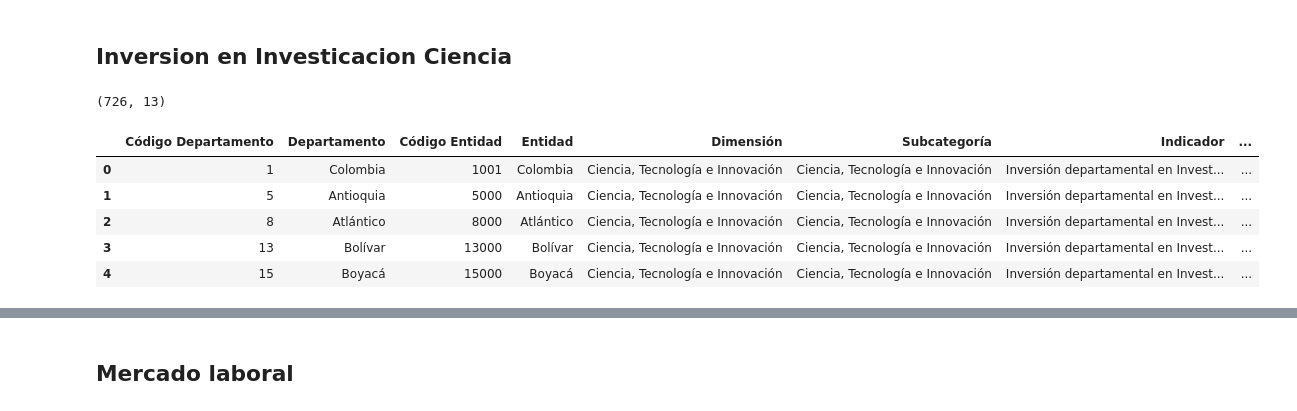
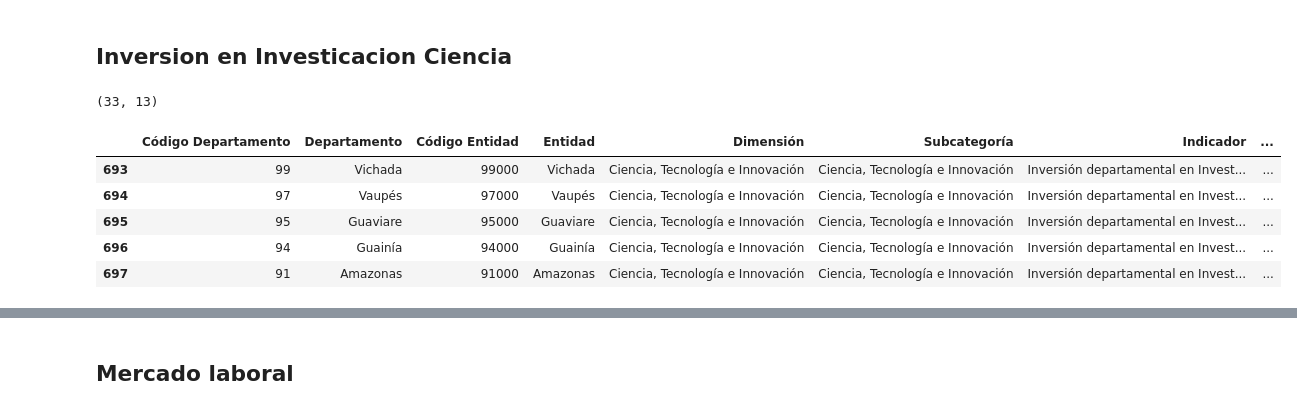
Before and after one commit to Crismaro19/ProyectoGerenciaProyectosAnaliticos, a Jupyter notebook: Codigo/analisis.ipynb, the cells around one changed output, grey strips where cells are left out. Cells and saved outputs as stored; diff of their text form; code cells hidden in the pictures.

```diff
--- a/Codigo/analisis.ipynb
+++ b/Codigo/analisis.ipynb
@@ -1,8 +3,29 @@
 # %%
-# Importar librerias
+import os
+
+# Librerias base para el analisis y manejo de datos
+import numpy as np
 import pandas as pd
 
-pd.set_option('display.float_format', '{:.0f}'.format)
+pd.set_option('display.float_format', '{:.2f}'.format)
 pd.set_option('display.max_rows', None)
 pd.set_option('display.max_columns', None)
-import os
+
+# Librerias con los modelos principales
+from sklearn.cluster import KMeans
+from sklearn_extra.cluster import KMedoids
+
+# Libnreria para medir los resultados de los modelos
+from sklearn.metrics import silhouette_score, adjusted_rand_score, calinski_harabasz_score
+
+# Libreria para graficar
+import matplotlib.pyplot as plt
+
+# Estandarizar la data
+from sklearn.preprocessing import StandardScaler
+
+# Reducir la dimensionalidad para graficas
+from sklearn.manifold import MDS
+
+# metodo para recrear un iterador infinito
+from itertools import cycle
@@ -164,16 +342,16 @@ df_educacion[(df_educacion['Año'] == 2005) ].pivot(
 ## Inversion en Investicacion Ciencia
 # %%
 # Economia
-df_InvCientifica = pd.read_excel("../Data/Inversion_investicacion_ciencia.xlsx")
-
+df_InvCientifica = pd.read_csv("../Data/archivos_csv/Inversion_investicacion_ciencia.csv", sep=";", encoding="ISO-8859-1", low_memory=False)
+df_InvCientifica = df_InvCientifica[df_InvCientifica['Año']==2021]
 #
 display(df_InvCientifica.shape)
 df_InvCientifica.head()
 # %% [output]
-(726, 13)
+(33, 13)
 |  | Código Departamento | Departamento | Código Entidad | Entidad | Dimensión | Subcategoría | Indicador | ... |
-| 0 | 1 | Colombia | 1001 | Colombia | Ciencia, Tecnología e Innovación | Ciencia, Tecnología e Innovación | Inversión departamental en Invest... | ... |
-| 1 | 5 | Antioquia | 5000 | Antioquia | Ciencia, Tecnología e Innovación | Ciencia, Tecnología e Innovación | Inversión departamental en Invest... | ... |
-| 2 | 8 | Atlántico | 8000 | Atlántico | Ciencia, Tecnología e Innovación | Ciencia, Tecnología e Innovación | Inversión departamental en Invest... | ... |
-| 3 | 13 | Bolívar | 13000 | Bolívar | Ciencia, Tecnología e Innovación | Ciencia, Tecnología e Innovación | Inversión departamental en Invest... | ... |
-| 4 | 15 | Boyacá | 15000 | Boyacá | Ciencia, Tecnología e Innovación | Ciencia, Tecnología e Innovación | Inversión departamental en Invest... | ... |
+| 693 | 99 | Vichada | 99000 | Vichada | Ciencia, Tecnología e Innovación | Ciencia, Tecnología e Innovación | Inversión departamental en Invest... | ... |
+| 694 | 97 | Vaupés | 97000 | Vaupés | Ciencia, Tecnología e Innovación | Ciencia, Tecnología e Innovación | Inversión departamental en Invest... | ... |
+| 695 | 95 | Guaviare | 95000 | Guaviare | Ciencia, Tecnología e Innovación | Ciencia, Tecnología e Innovación | Inversión departamental en Invest... | ... |
+| 696 | 94 | Guainía | 94000 | Guainía | Ciencia, Tecnología e Innovación | Ciencia, Tecnología e Innovación | Inversión departamental en Invest... | ... |
+| 697 | 91 | Amazonas | 91000 | Amazonas | Ciencia, Tecnología e Innovación | Ciencia, Tecnología e Innovación | Inversión departamental en Invest... | ... |
```
Also changed, not shown: parts of 151 cells of this notebook, 23 other files.
